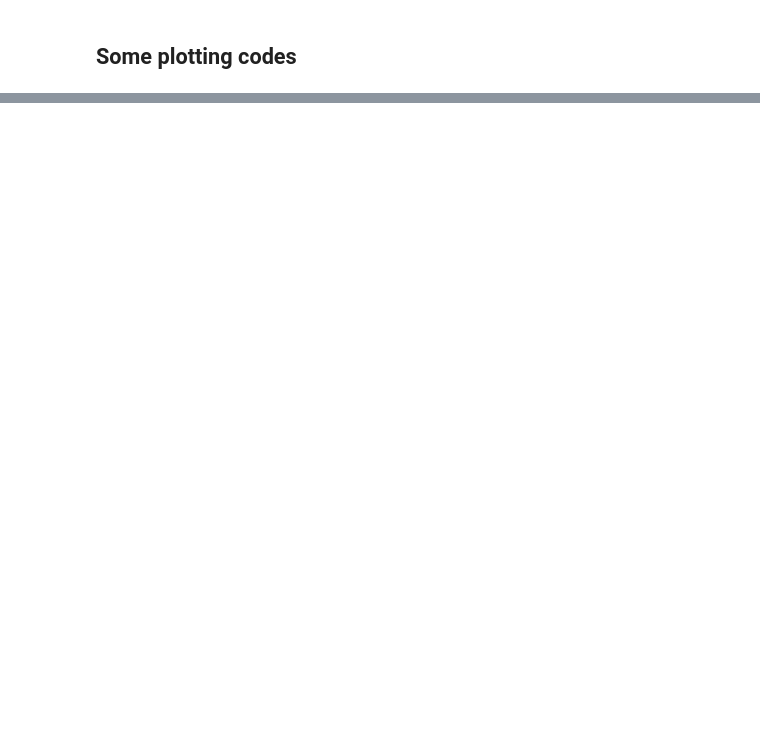
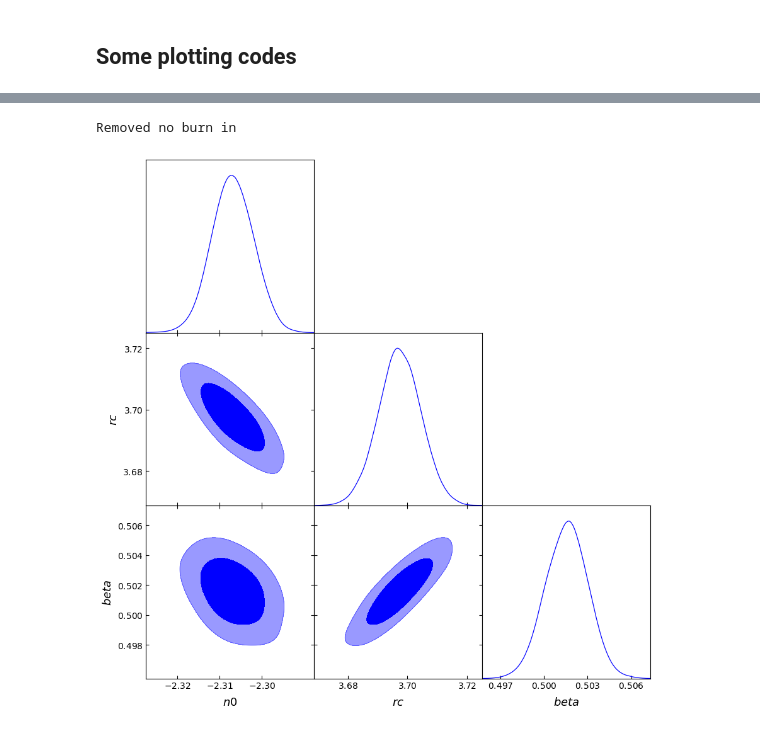
Before and after one commit to alpish0510/WALKER, a Jupyter notebook: constructor.ipynb, the cells around one changed output, grey strips where cells are left out. Drawn from its saved outputs; the diff is of its cells as text; code cells hidden in the pictures; blank space fills up the shorter version.

```diff
--- a/constructor.ipynb
+++ b/constructor.ipynb
@@ -1143,23 +1143,2 @@ g.triangle_plot([samples], filled=True)
 # %%
 import walker as wk
-# %%
-def line_model(x, theta):
-    m, b = theta
-    return m * x + b
-
-def flat_prior(theta):
-    m, b = theta
-    if -10 < m < 10 and -10 < b < 15:
-        return 0.0
-    return -np.inf
-
-def data_generator(true_m, true_b, x, yerr):
-    y = true_m * x + true_b
-    y += yerr * np.random.randn(len(x))
-    return y
-
-x = np.linspace(0, 10, 50)
-yerr = 1.0 + 0.5 * np.random.rand(len(x))
-true_m = 5
-true_b = 12
-y = data_generator(true_m, true_b, x, yerr)
@@ -1203,0 +1201,9 @@ g.plot_2d([samples], "m", "b", shaded=True)
+# %%
+samples=fit._extract_samples(burnin=1000, thin=2, physical=False)
+gplot=MCSamples(samples=samples, names=['n0', 'rc', 'beta'], labels=['n0', 'rc', 'beta'],
+                   settings={"smooth_scale_2D": 0.6})
+g = plots.get_subplot_plotter(subplot_size=3)
+g.triangle_plot([gplot], filled=True,contour_colors=['blue'])
+# %% [output]
+Removed no burn in
+[figure, added]
```
Also changed, not shown: parts of 13 cells of this notebook, 1 other file.
